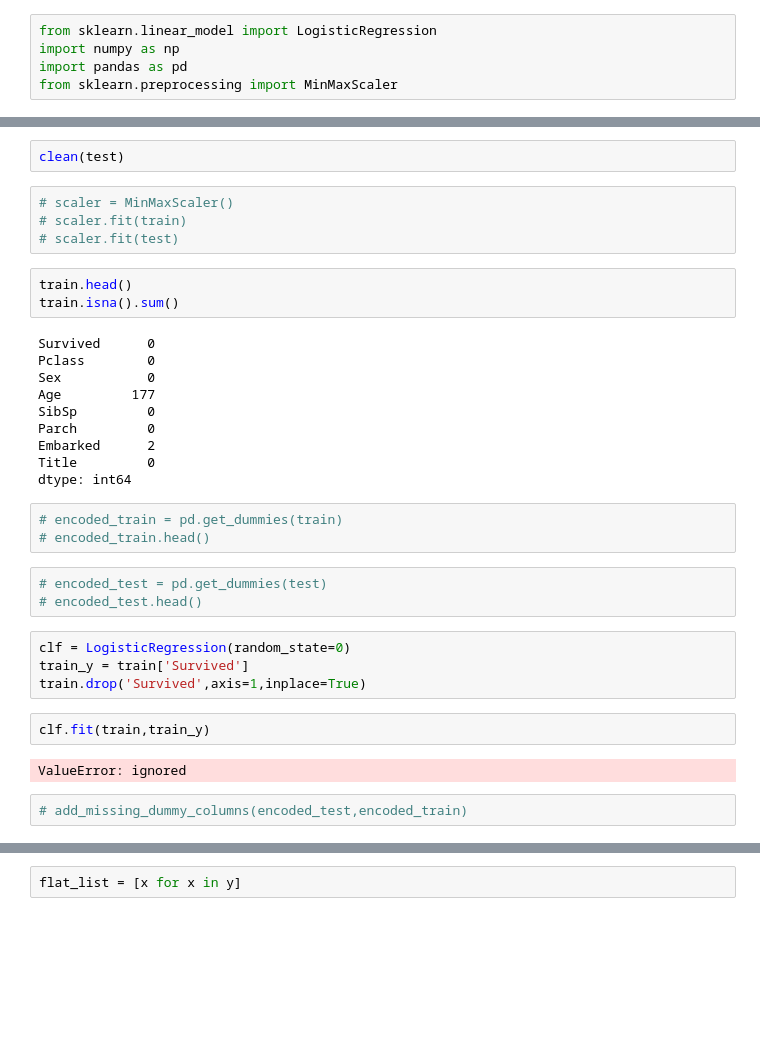
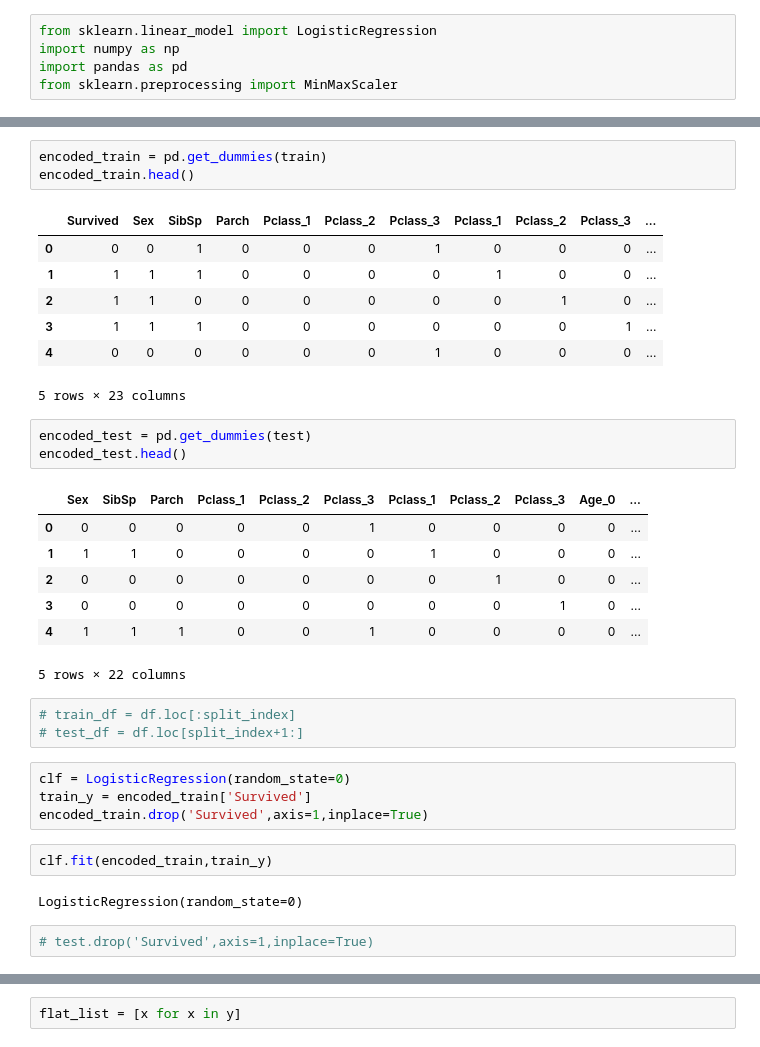
Before and after one commit to YashPatel1604/AI-workshop-UTD, a Jupyter notebook: LogisticRegression.ipynb, the cells around one changed output, grey strips where cells are left out. Drawn from its saved outputs; the diff is of its cells as text; blank space fills up the shorter version.

```diff
--- a/LogisticRegression.ipynb
+++ b/LogisticRegression.ipynb
@@ -50,36 +81,36 @@ clean(train)
-# %%
-clean(test)
-# %%
-# scaler = MinMaxScaler()
-# scaler.fit(train)
-# scaler.fit(test)
-# %%
-train.head()
-train.isna().sum()
-# %% [output]
-Survived      0
-Pclass        0
-Sex           0
-Age         177
-SibSp         0
-Parch         0
-Embarked      2
-Title         0
-dtype: int64
 # %%
-# encoded_train = pd.get_dummies(train)
-# encoded_train.head()
+encoded_train = pd.get_dummies(train)
+encoded_train.head()
+# %% [output]
+|  | Survived | Sex | SibSp | Parch | Pclass_1 | Pclass_2 | Pclass_3 | Pclass_1 | Pclass_2 | Pclass_3 | ... |
+| 0 | 0 | 0 | 1 | 0 | 0 | 0 | 1 | 0 | 0 | 0 | ... |
+| 1 | 1 | 1 | 1 | 0 | 0 | 0 | 0 | 1 | 0 | 0 | ... |
+| 2 | 1 | 1 | 0 | 0 | 0 | 0 | 0 | 0 | 1 | 0 | ... |
+| 3 | 1 | 1 | 1 | 0 | 0 | 0 | 0 | 0 | 0 | 1 | ... |
+| 4 | 0 | 0 | 0 | 0 | 0 | 0 | 1 | 0 | 0 | 0 | ... |
+5 rows × 23 columns
 # %%
-# encoded_test = pd.get_dummies(test)
-# encoded_test.head()
+encoded_test = pd.get_dummies(test)
+encoded_test.head()
+# %% [output]
+|  | Sex | SibSp | Parch | Pclass_1 | Pclass_2 | Pclass_3 | Pclass_1 | Pclass_2 | Pclass_3 | Age_0 | ... |
+| 0 | 0 | 0 | 0 | 0 | 0 | 1 | 0 | 0 | 0 | 0 | ... |
+| 1 | 1 | 1 | 0 | 0 | 0 | 0 | 1 | 0 | 0 | 0 | ... |
+| 2 | 0 | 0 | 0 | 0 | 0 | 0 | 0 | 1 | 0 | 0 | ... |
+| 3 | 0 | 0 | 0 | 0 | 0 | 0 | 0 | 0 | 1 | 0 | ... |
+| 4 | 1 | 1 | 1 | 0 | 0 | 1 | 0 | 0 | 0 | 0 | ... |
+5 rows × 22 columns
+# %%
+# train_df = df.loc[:split_index]
+# test_df = df.loc[split_index+1:]
 # %%
 clf = LogisticRegression(random_state=0)
-train_y = train['Survived']
-train.drop('Survived',axis=1,inplace=True)
+train_y = encoded_train['Survived']
+encoded_train.drop('Survived',axis=1,inplace=True)
 # %%
-clf.fit(train,train_y)
+clf.fit(encoded_train,train_y)
 # %% [output]
-ValueError: ignored
+LogisticRegression(random_state=0)
-# %%
-# add_missing_dummy_columns(encoded_test,encoded_train)
+# %%
+# test.drop('Survived',axis=1,inplace=True)
 # %%
```
Also changed, not shown: parts of 8 cells of this notebook.
